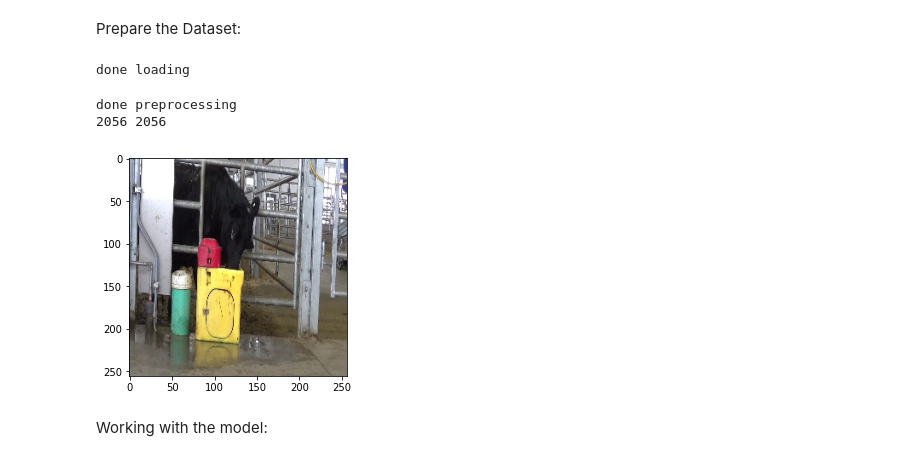
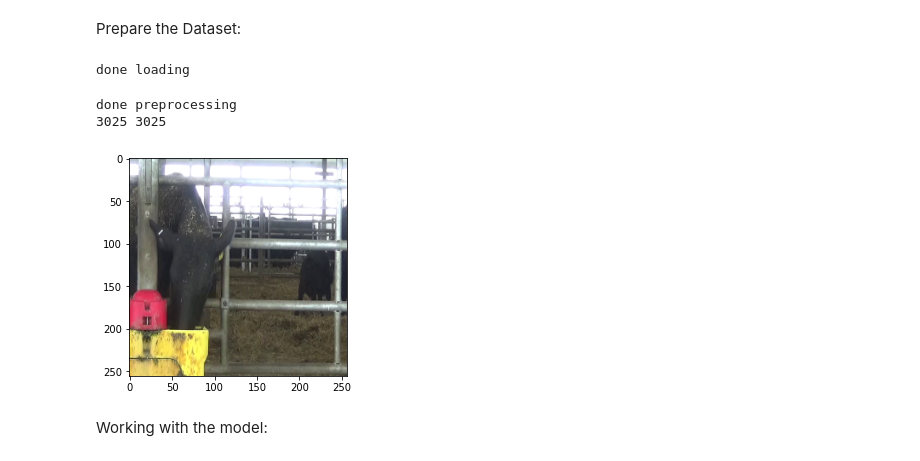
Before and after one commit to ga-holmes/cows_drinking, a Jupyter notebook: resnet.ipynb, the cells around one changed output. Drawn from its saved outputs; the diff is of its cells as text; code cells hidden in the pictures.

```diff
--- a/resnet.ipynb
+++ b/resnet.ipynb
@@ -57,26 +57,34 @@ Prepare the Dataset:
 # %%
 im_size = 256
 
 # imgaug transforms
 seq = iaa.Sequential([
     iaa.Resize({"height": im_size, "width": im_size}),
 ])
 
-train_X, train_y, test_X, test_y, im_info = load_split_data(DATASET_FILE, seq, validation_percent=0.1)
+# train_X, train_y, test_X, test_y, im_info = load_split_data(DATASET_FILE, seq, validation_percent=0.1)
+
+# train set
+# no_X, no_y, train_X, train_y, im_info = load_split_data(DATASET_FILE, seq, validation_percent=0)
+
+# test set
+no_X, no_y, test_X, test_y, im_info = load_split_data('test_pen110_colour_256.npy', seq, validation_percent=0)
+
 
 num_classes = im_info['classes']
 im_chan = im_info['channels']
 im_size = im_info['size']
 
-print(len(train_X), len(train_y))
+# print(len(train_X), len(train_y))
+print(len(test_X), len(test_y))
 
-plt.imshow(train_X[0].permute(1,2,0))
+plt.imshow(test_X[0].permute(1,2,0))
 plt.show()
 # %% [output]
 done loading
 done preprocessing
-2056 2056
+3025 3025
-[figure, old version]
+[figure, new version]
 # %% [markdown]
 Working with the model:
 # %%
```
Also changed, not shown: parts of 8 cells of this notebook, 8 other files.
